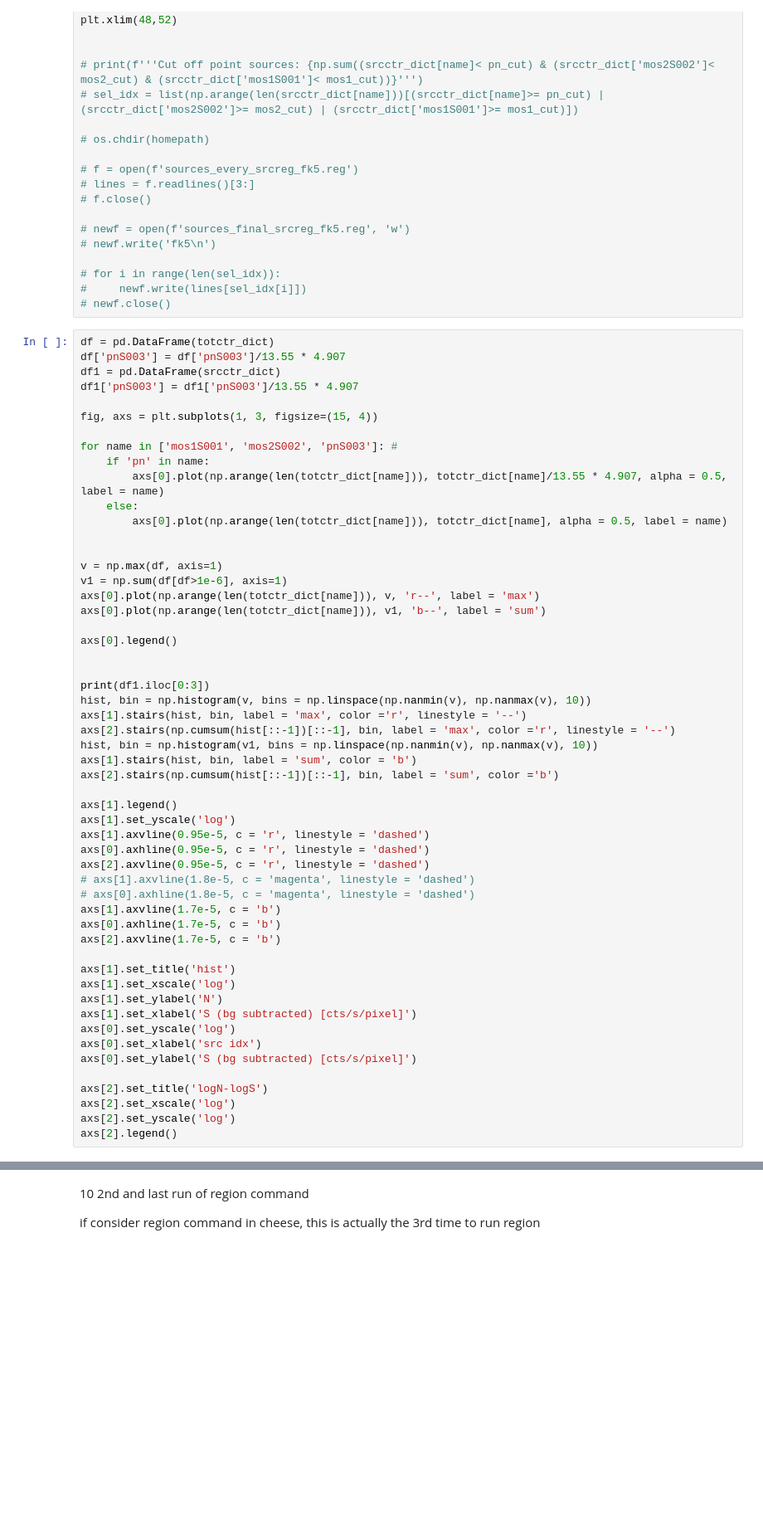
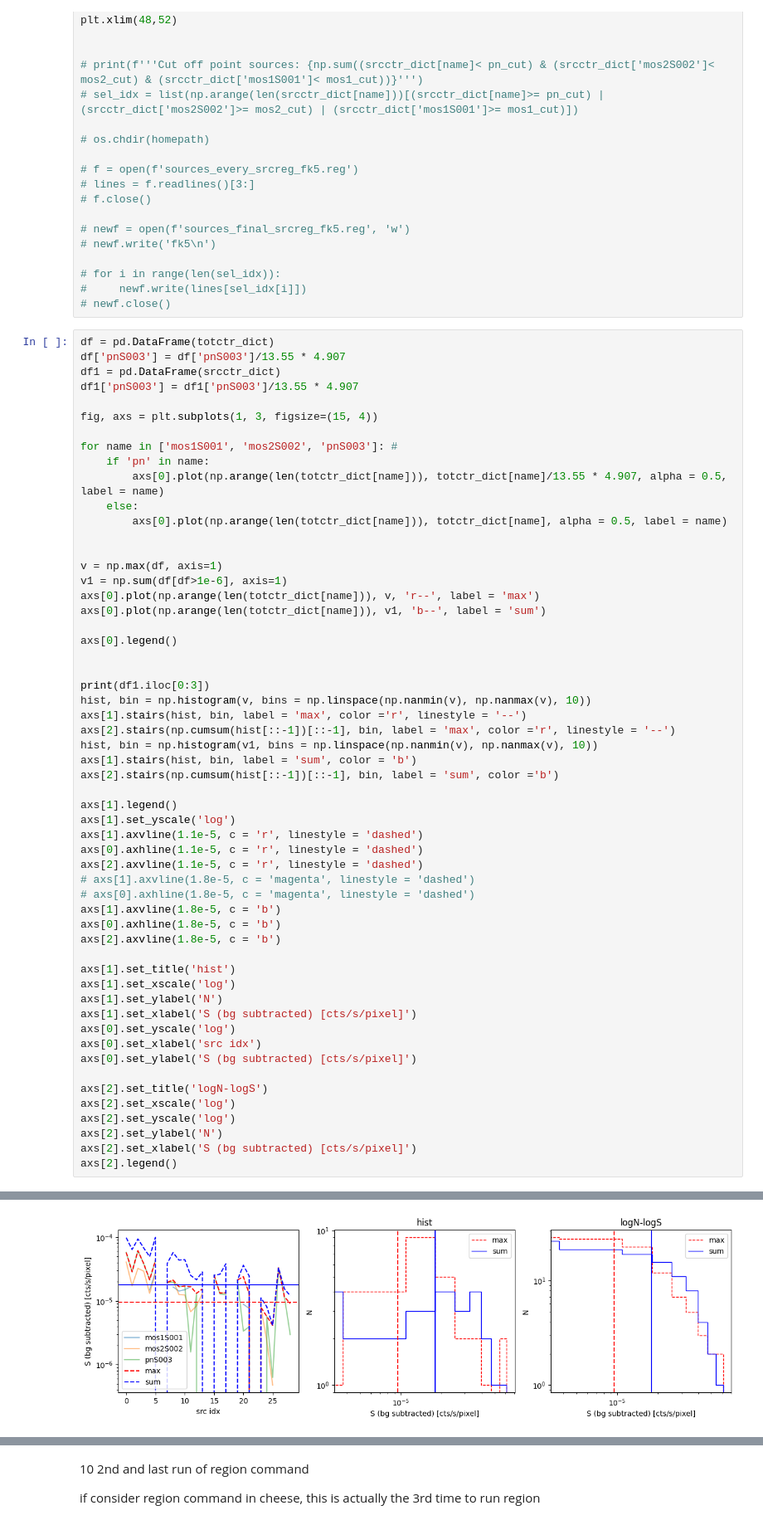
Before and after one commit to yanlingchen1/XGAP-ABUN, a Jupyter notebook: codes/ESAS/pointsources-pipeline.ipynb, the cells around one changed output, grey strips where cells are left out. Shown: that part at 83% size. Drawn from its saved outputs; the diff is of its cells as text; blank space fills up the shorter version.

```diff
--- a/codes/ESAS/pointsources-pipeline.ipynb
+++ b/codes/ESAS/pointsources-pipeline.ipynb
@@ -656,14 +676,14 @@ axs[2].stairs(np.cumsum(hist[::-1])[::-1], bin, label = 'sum', color ='b')
 
 axs[1].legend()
 axs[1].set_yscale('log')
-axs[1].axvline(0.95e-5, c = 'r', linestyle = 'dashed')
-axs[0].axhline(0.95e-5, c = 'r', linestyle = 'dashed')
-axs[2].axvline(0.95e-5, c = 'r', linestyle = 'dashed')
+axs[1].axvline(1.1e-5, c = 'r', linestyle = 'dashed')
+axs[0].axhline(1.1e-5, c = 'r', linestyle = 'dashed')
+axs[2].axvline(1.1e-5, c = 'r', linestyle = 'dashed')
 # axs[1].axvline(1.8e-5, c = 'magenta', linestyle = 'dashed')
 # axs[0].axhline(1.8e-5, c = 'magenta', linestyle = 'dashed')
-axs[1].axvline(1.7e-5, c = 'b')
-axs[0].axhline(1.7e-5, c = 'b')
-axs[2].axvline(1.7e-5, c = 'b')
+axs[1].axvline(1.8e-5, c = 'b')
+axs[0].axhline(1.8e-5, c = 'b')
+axs[2].axvline(1.8e-5, c = 'b')
 
 axs[1].set_title('hist')
 axs[1].set_xscale('log')
@@ -676,4 +696,7 @@ axs[0].set_ylabel('S (bg subtracted) [cts/s/pixel]')
 axs[2].set_title('logN-logS')
 axs[2].set_xscale('log')
 axs[2].set_yscale('log')
+axs[2].set_ylabel('N')
+axs[2].set_xlabel('S (bg subtracted) [cts/s/pixel]')
 axs[2].legend()
+# %% [output]
@@ -680,3 +708,4 @@ axs[2].legend()
+[figure, added]
 # %%
 msk = v1>1.7e-5
 
```
Also changed, not shown: parts of 6 cells of this notebook, 1 other file.
